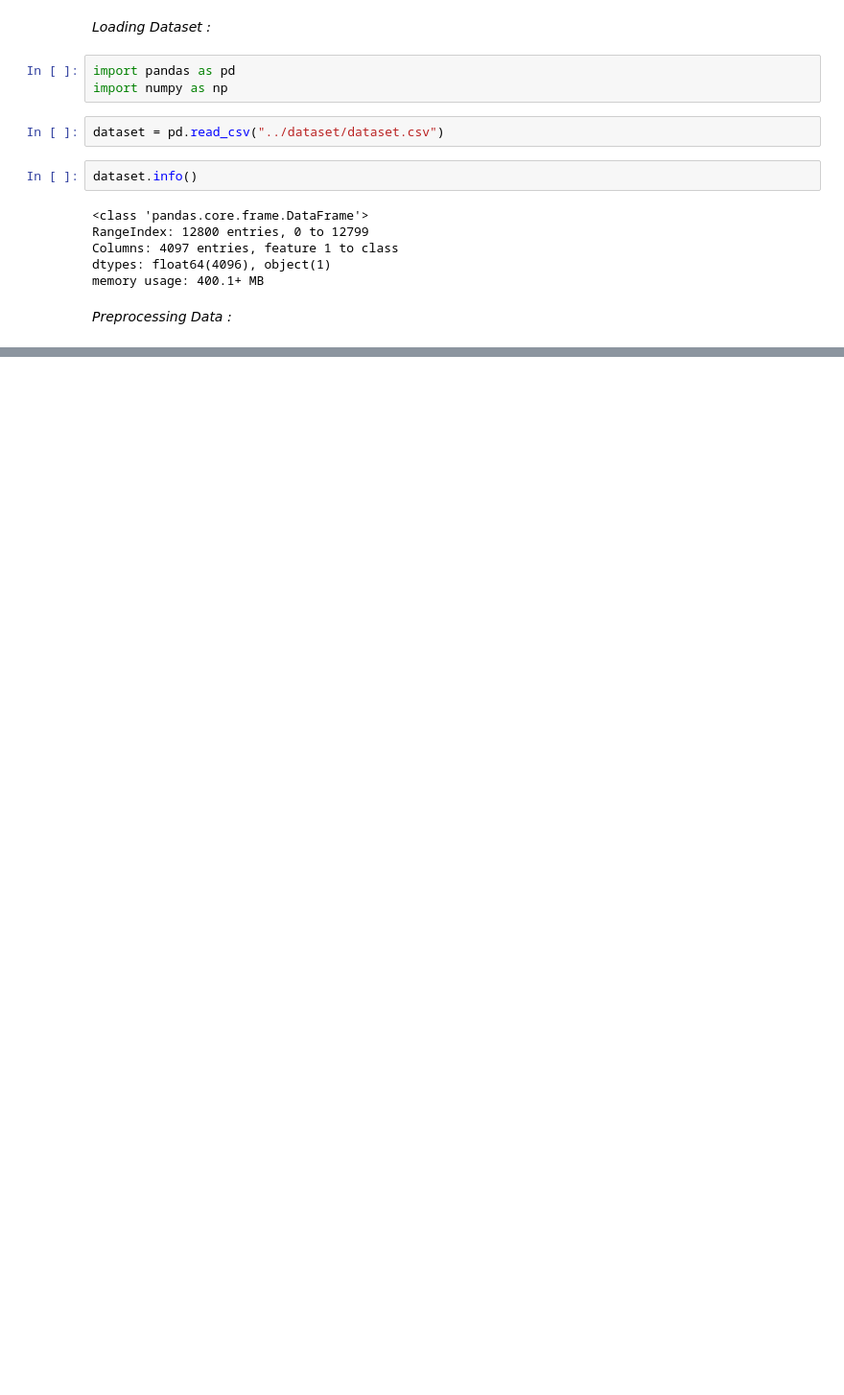
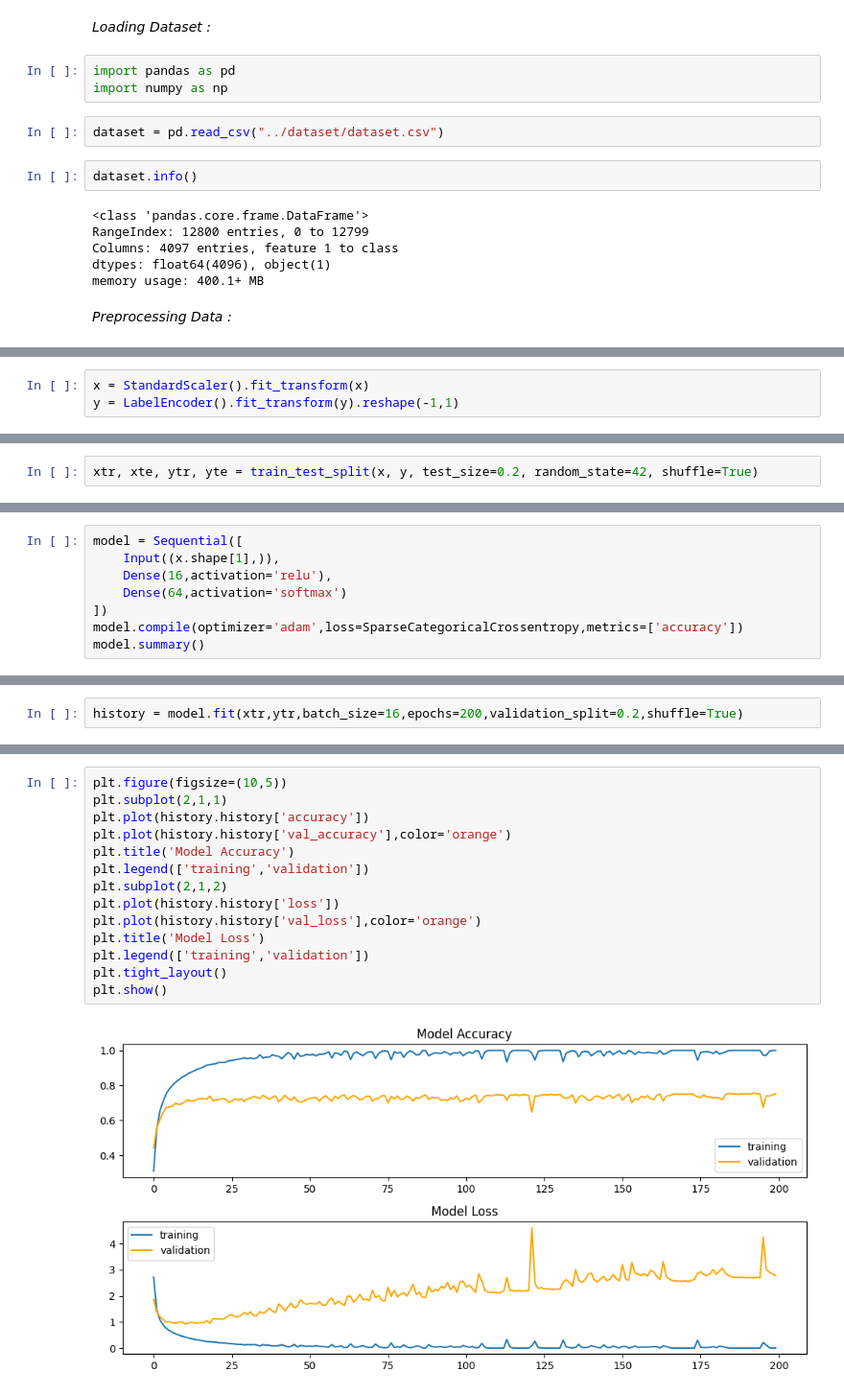
Before and after one commit to rnks2003/leafClassification, a Jupyter notebook: codes/ensembleClassfier.ipynb, the cells around one changed output, grey strips where cells are left out. Shown: that part at 96% size. Saved outputs shown, nothing was run; the diff lists cells and outputs as text; blank space fills up the shorter version.

```diff
--- a/codes/ensembleClassfier.ipynb
+++ b/codes/ensembleClassfier.ipynb
@@ -26,0 +28,3 @@ y =
+# %%
+x = StandardScaler().fit_transform(x)
+y = LabelEncoder().fit_transform(y).reshape(-1,1)
@@ -26,0 +54,2 @@ y =
+# %%
+xtr, xte, ytr, yte = train_test_split(x, y, test_size=0.2, random_state=42, shuffle=True)
@@ -26,0 +70,8 @@ y =
+# %%
+model = Sequential([
+    Input((x.shape[1],)),
+    Dense(16,activation='relu'),
+    Dense(64,activation='softmax')
+])
+model.compile(optimizer='adam',loss=SparseCategoricalCrossentropy,metrics=['accuracy'])
+model.summary()
@@ -26,0 +90,2 @@ y =
+# %%
+history = model.fit(xtr,ytr,batch_size=16,epochs=200,validation_split=0.2,shuffle=True)
@@ -26,0 +110,16 @@ y =
+# %%
+plt.figure(figsize=(10,5))
+plt.subplot(2,1,1)
+plt.plot(history.history['accuracy'])
+plt.plot(history.history['val_accuracy'],color='orange')
+plt.title('Model Accuracy')
+plt.legend(['training','validation'])
+plt.subplot(2,1,2)
+plt.plot(history.history['loss'])
+plt.plot(history.history['val_loss'],color='orange')
+plt.title('Model Loss')
+plt.legend(['training','validation'])
+plt.tight_layout()
+plt.show()
+# %% [output]
+[figure, added]
```
Also changed, not shown: parts of 23 cells of this notebook.
